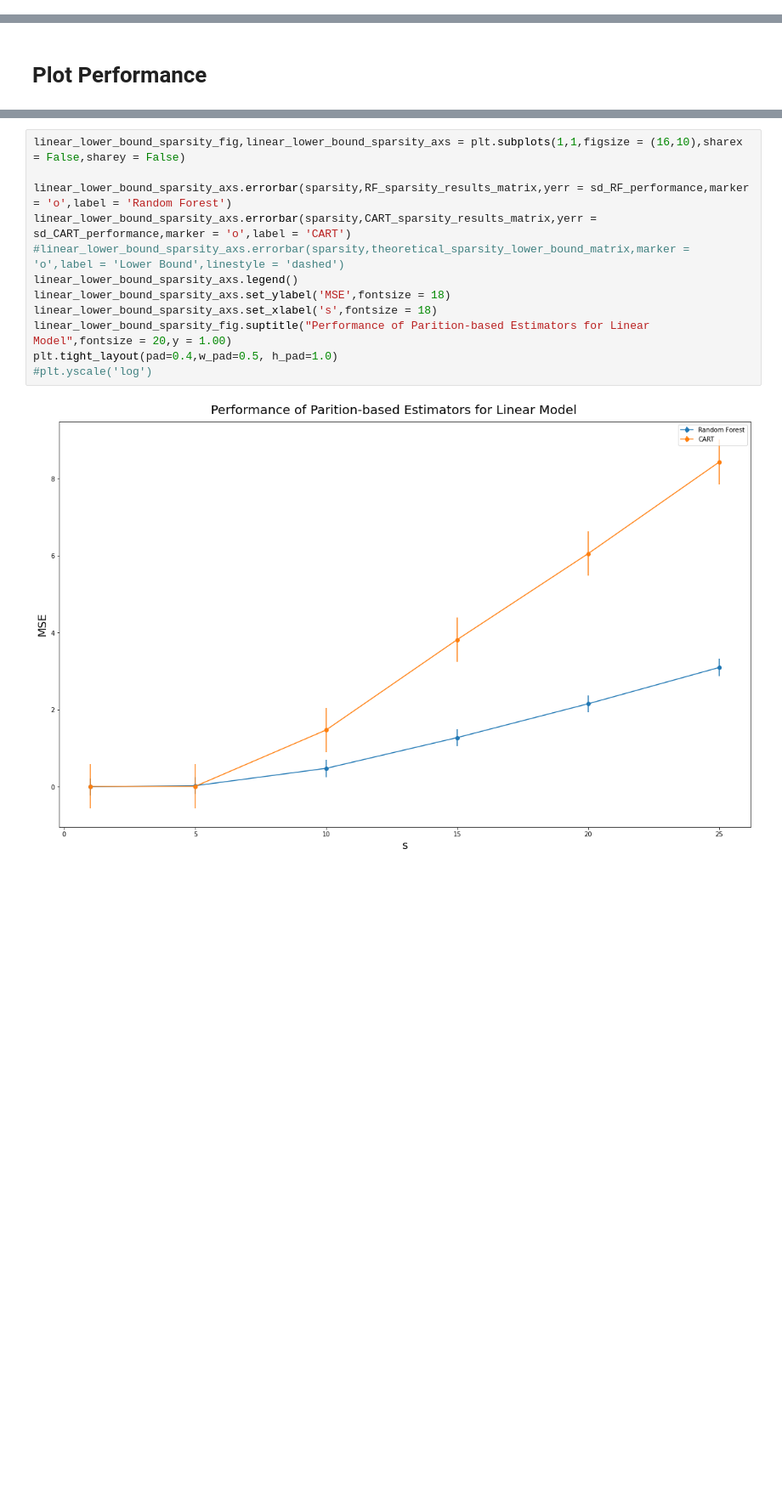
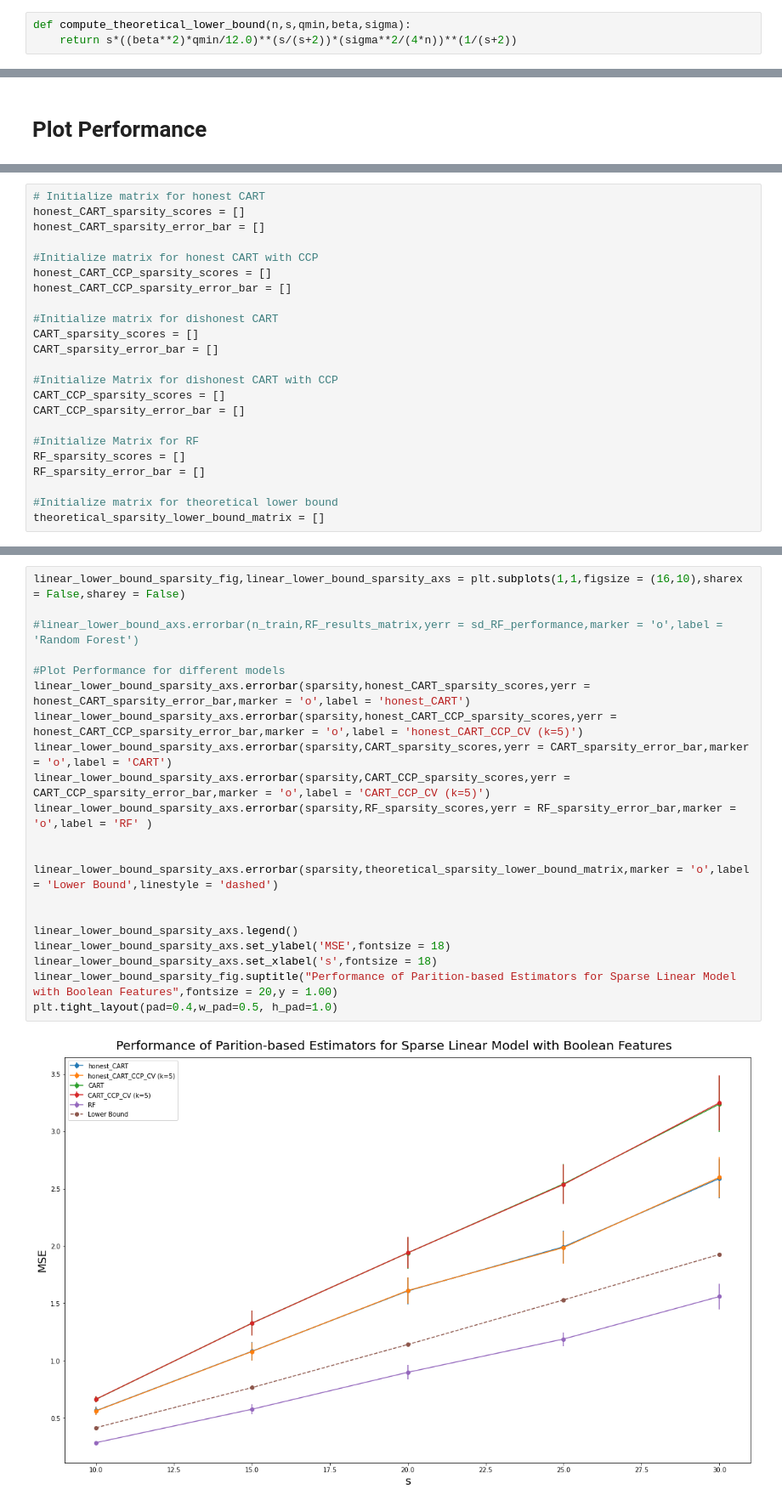
Before and after one commit to aagarwal1996/additive_trees, a Jupyter notebook: Simulations/linear_model_boolean_features.ipynb, the cells around one changed output, grey strips where cells are left out. Shown at 85% size. Saved outputs shown, nothing was run; the diff lists cells and outputs as text; blank space fills up the shorter version.

```diff
--- a/Simulations/linear_model_boolean_features.ipynb
+++ b/Simulations/linear_model_boolean_features.ipynb
@@ -49 +24,4 @@ def linear_model(X,s,beta,sigma):
+# %%
+def compute_theoretical_lower_bound(n,s,qmin,beta,sigma):
+    return s*((beta**2)*qmin/12.0)**(s/(s+2))*(sigma**2/(4*n))**(1/(s+2))
 # %%
@@ -128 +151,24 @@ theoretical_sparsity_lower_bound_matrix = []
+# %%
+# Initialize matrix for honest CART
+honest_CART_sparsity_scores = []
+honest_CART_sparsity_error_bar = []
+
+#Initialize matrix for honest CART with CCP
+honest_CART_CCP_sparsity_scores = []
+honest_CART_CCP_sparsity_error_bar = []
+
+#Initialize matrix for dishonest CART
+CART_sparsity_scores = []
+CART_sparsity_error_bar = []
+
+#Initialize Matrix for dishonest CART with CCP
+CART_CCP_sparsity_scores = []
+CART_CCP_sparsity_error_bar = []
+
+#Initialize Matrix for RF
+RF_sparsity_scores = []
+RF_sparsity_error_bar = []
+
+#Initialize matrix for theoretical lower bound
+theoretical_sparsity_lower_bound_matrix = []
 # %%
@@ -158,14 +229,23 @@ for (i,s) in enumerate(sparsity):
 # %%
 linear_lower_bound_sparsity_fig,linear_lower_bound_sparsity_axs = plt.subplots(1,1,figsize = (16,10),sharex = False,sharey = False)
 
-linear_lower_bound_sparsity_axs.errorbar(sparsity,RF_sparsity_results_matrix,yerr = sd_RF_performance,marker = 'o',label = 'Random Forest')
-linear_lower_bound_sparsity_axs.errorbar(sparsity,CART_sparsity_results_matrix,yerr = sd_CART_performance,marker = 'o',label = 'CART')
-#linear_lower_bound_sparsity_axs.errorbar(sparsity,theoretical_sparsity_lower_bound_matrix,marker = 'o',label = 'Lower Bound',linestyle = 'dashed')
+#linear_lower_bound_axs.errorbar(n_train,RF_results_matrix,yerr = sd_RF_performance,marker = 'o',label = 'Random Forest')
+
+#Plot Performance for different models
+linear_lower_bound_sparsity_axs.errorbar(sparsity,honest_CART_sparsity_scores,yerr = honest_CART_sparsity_error_bar,marker = 'o',label = 'honest_CART')
+linear_lower_bound_sparsity_axs.errorbar(sparsity,honest_CART_CCP_sparsity_scores,yerr = honest_CART_CCP_sparsity_error_bar,marker = 'o',label = 'honest_CART_CCP_CV (k=5)')
+linear_lower_bound_sparsity_axs.errorbar(sparsity,CART_sparsity_scores,yerr = CART_sparsity_error_bar,marker = 'o',label = 'CART')
+linear_lower_bound_sparsity_axs.errorbar(sparsity,CART_CCP_sparsity_scores,yerr = CART_CCP_sparsity_error_bar,marker = 'o',label = 'CART_CCP_CV (k=5)')
+linear_lower_bound_sparsity_axs.errorbar(sparsity,RF_sparsity_scores,yerr = RF_sparsity_error_bar,marker = 'o',label = 'RF' )
+
+
+linear_lower_bound_sparsity_axs.errorbar(sparsity,theoretical_sparsity_lower_bound_matrix,marker = 'o',label = 'Lower Bound',linestyle = 'dashed')
+
+
 linear_lower_bound_sparsity_axs.legend()
 linear_lower_bound_sparsity_axs.set_ylabel('MSE',fontsize = 18)
 linear_lower_bound_sparsity_axs.set_xlabel('s',fontsize = 18)
-linear_lower_bound_sparsity_fig.suptitle("Performance of Parition-based Estimators for Linear Model",fontsize = 20,y = 1.00)
+linear_lower_bound_sparsity_fig.suptitle("Performance of Parition-based Estimators for Sparse Linear Model with Boolean Features",fontsize = 20,y = 1.00)
 plt.tight_layout(pad=0.4,w_pad=0.5, h_pad=1.0)
-#plt.yscale('log')
 # %% [output]
-[figure, old version]
+[figure, new version]
```
Also changed, not shown: parts of 20 cells of this notebook, 4 other files.
